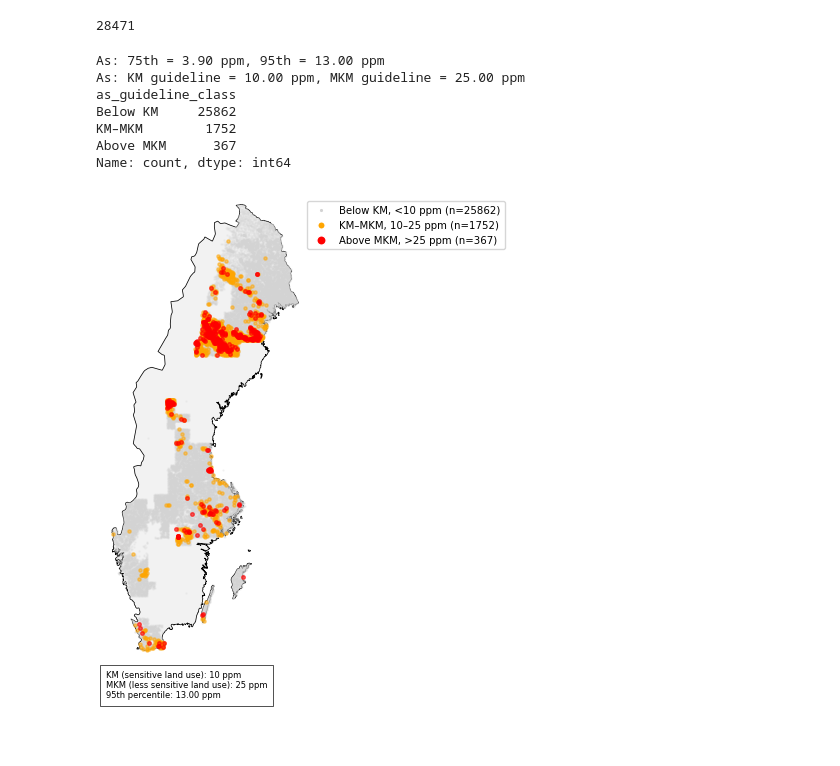
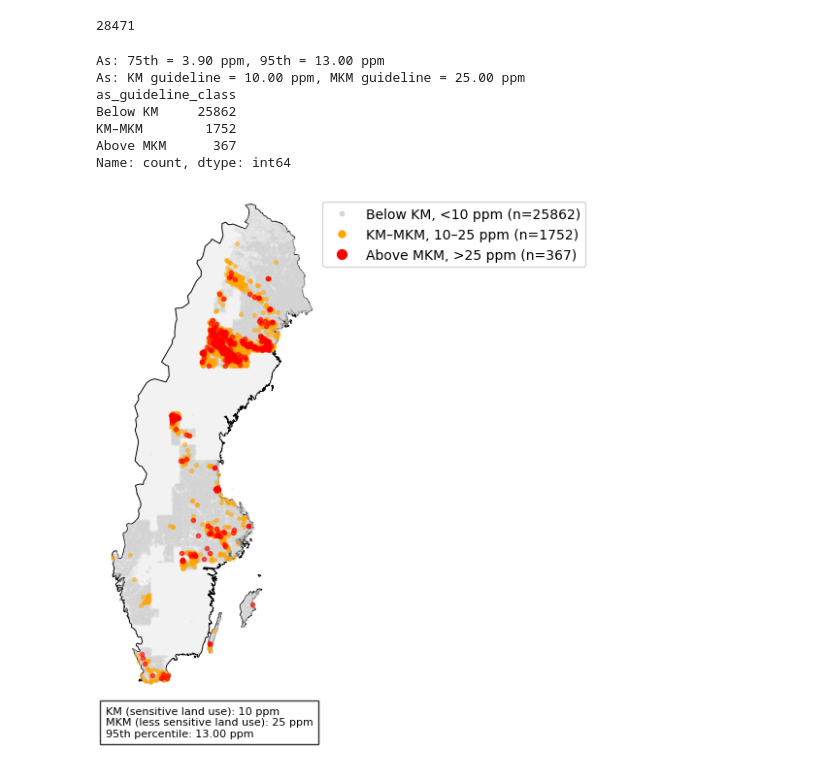
Before and after one commit to M-Tuy/GeoChem-DataLab, a Jupyter notebook: notebooks/arsenic.ipynb, the cells around one changed output. Drawn from its saved outputs; the diff is of its cells as text; code cells hidden in the pictures; blank space fills up the shorter version.

```diff
--- a/notebooks/arsenic.ipynb
+++ b/notebooks/arsenic.ipynb
@@ -138,11 +136,11 @@ print(df_markgeodata["as_guideline_class"].value_counts())
 # ==============================================================
 # Map: Arsenic vs. Naturvårdsverket guideline values
 # ==============================================================
-fig, ax = plt.subplots(figsize=(4, 5.3))
-sweden.plot(ax=ax, edgecolor="black", facecolor="#f2f2f2", linewidth=0.55)
-below_km.plot(ax=ax, color="lightgrey", markersize=0.33, alpha=0.25)
-km_mkm.plot(ax=ax, color="orange", markersize=5.3, alpha=0.5)
-above_mkm.plot(ax=ax, color="red", markersize=6.7, alpha=0.6)
+fig, ax = plt.subplots(figsize=(4.5, 6))
+sweden.plot(ax=ax, edgecolor="black", facecolor="#f2f2f2", linewidth=0.7)
+below_km.plot(ax=ax, color="lightgrey", markersize=0.4, alpha=0.25)
+km_mkm.plot(ax=ax, color="orange", markersize=7, alpha=0.5)
+above_mkm.plot(ax=ax, color="red", markersize=9, alpha=0.6)
 # Tighten the axes to Sweden's actual extent, removing empty padding
 minx, miny, maxx, maxy = sweden.total_bounds
 pad = 20000  # small margin in meters
@@ -151,43 +149,43 @@ ax.set_ylim(miny - pad, maxy + pad)
 legend_elements = [
     mlines.Line2D([0], [0], marker="o", color="w",
                   label=f"Below KM, <{AS_KM:.0f} ppm (n={len(below_km)})",
-                  markerfacecolor="lightgrey", markersize=3.3),
+                  markerfacecolor="lightgrey", markersize=5),
     mlines.Line2D([0], [0], marker="o", color="w",
                   label=f"KM–MKM, {AS_KM:.0f}–{AS_MKM:.0f} ppm (n={len(km_mkm)})",
-                  markerfacecolor="orange", markersize=5.3),
+                  markerfacecolor="orange", markersize=7),
     mlines.Line2D([0], [0], marker="o", color="w",
                   label=f"Above MKM, >{AS_MKM:.0f} ppm (n={len(above_mkm)})",
-                  markerfacecolor="red", markersize=6.7)
+                  markerfacecolor="red", markersize=9)
 ]
 ax.legend(handles=legend_elements, loc="upper left", bbox_to_anchor=(1.0, 1.0),
-          borderaxespad=0.25, fontsize=7.3, frameon=True)
+          borderaxespad=0.3, fontsize=10, frameon=True)
 ax.set_axis_off()
 ax.text(
-    0.0, -0.03,
+    0.0, -0.035,
     f"KM (sensitive land use): {AS_KM:.0f} ppm\n"
     f"MKM (less sensitive land use): {AS_MKM:.0f} ppm\n"
     f"95th percentile: {as_p95:.2f} ppm",
     transform=ax.transAxes,
-    fontsize=6,
+    fontsize=8,
     va="top",
     ha="left",
-    bbox=dict(facecolor="white", alpha=0.8, edgecolor="black", linewidth=0.6)
+    bbox=dict(facecolor="white", alpha=0.8, edgecolor="black")
 )
 plt.tight_layout()
 fig.savefig(
     r"C:/Projects/GeoChem-DataLab/results/arsenic_guideline_screening_map.png",
     dpi=300, bbox_inches="tight"
 )
 plt.show()
 # %% [output]
 As: 75th = 3.90 ppm, 95th = 13.00 ppm
 As: KM guideline = 10.00 ppm, MKM guideline = 25.00 ppm
 as_guideline_class
 Below KM     25862
 KM–MKM        1752
 Above MKM      367
 Name: count, dtype: int64
-[figure, old version]
+[figure, new version]
 # %%
 df_markgeodata.head()
 # %% [output]
```
Also changed, not shown: parts of 1 cell of this notebook, 2 other files.
